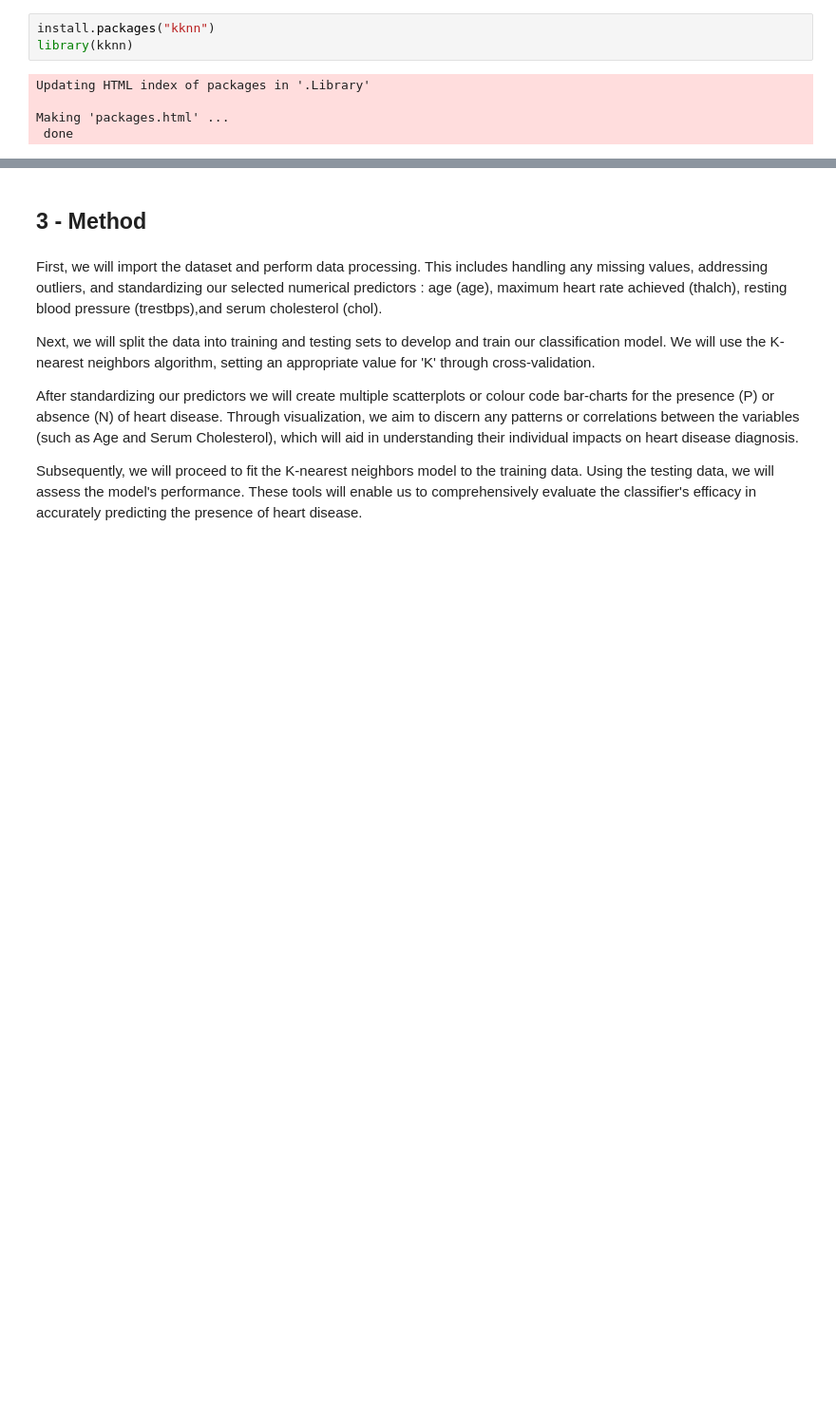
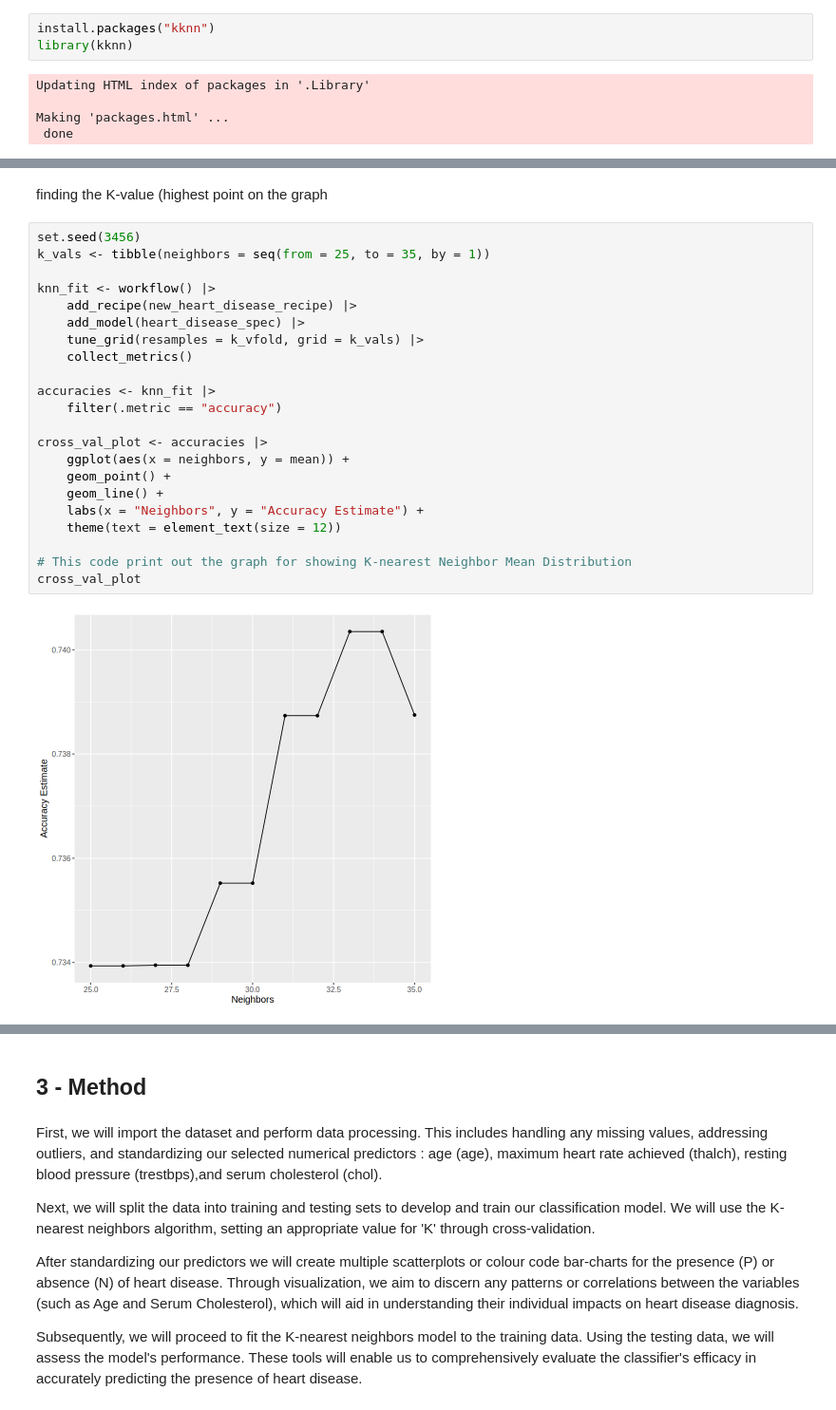
Before and after one commit to MAmouzouvi/Heart-disease-predictor, a Jupyter notebook: project_report.ipynb, the cells around one changed output, grey strips where cells are left out. Shown at 95% size. Cells and saved outputs as stored; diff of their text form; blank space fills up the shorter version.

```diff
--- a/project_report.ipynb
+++ b/project_report.ipynb
@@ -332,0 +336,26 @@ NULL
+# %% [markdown]
+finding the K-value (highest point on the graph
+# %%
+set.seed(3456)
+k_vals <- tibble(neighbors = seq(from = 25, to = 35, by = 1))
+
+knn_fit <- workflow() |>
+    add_recipe(new_heart_disease_recipe) |>
+    add_model(heart_disease_spec) |>
+    tune_grid(resamples = k_vfold, grid = k_vals) |>
+    collect_metrics()
+
+accuracies <- knn_fit |>
+    filter(.metric == "accuracy")
+
+cross_val_plot <- accuracies |>
+    ggplot(aes(x = neighbors, y = mean)) +
+    geom_point() +
+    geom_line() +
+    labs(x = "Neighbors", y = "Accuracy Estimate") +
+    theme(text = element_text(size = 12))
+
+# This code print out the graph for showing K-nearest Neighbor Mean Distribution
+cross_val_plot
+# %% [output]
+[figure, added]
```
Also changed, not shown: parts of 12 cells of this notebook.
